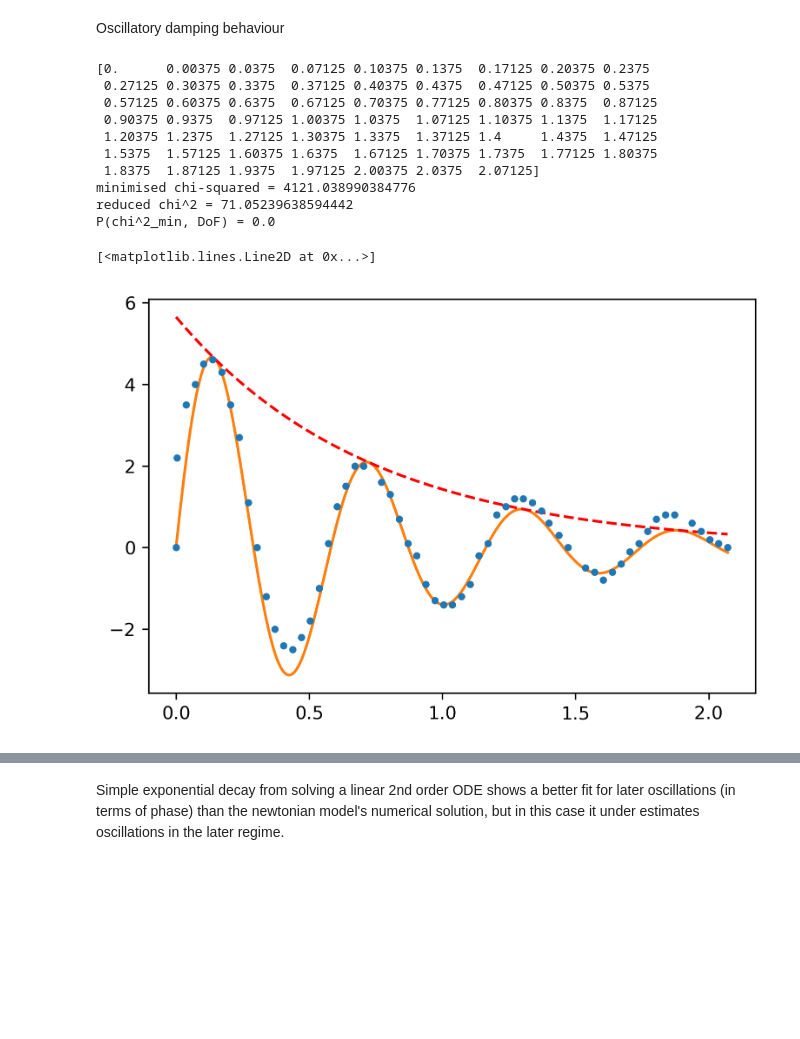
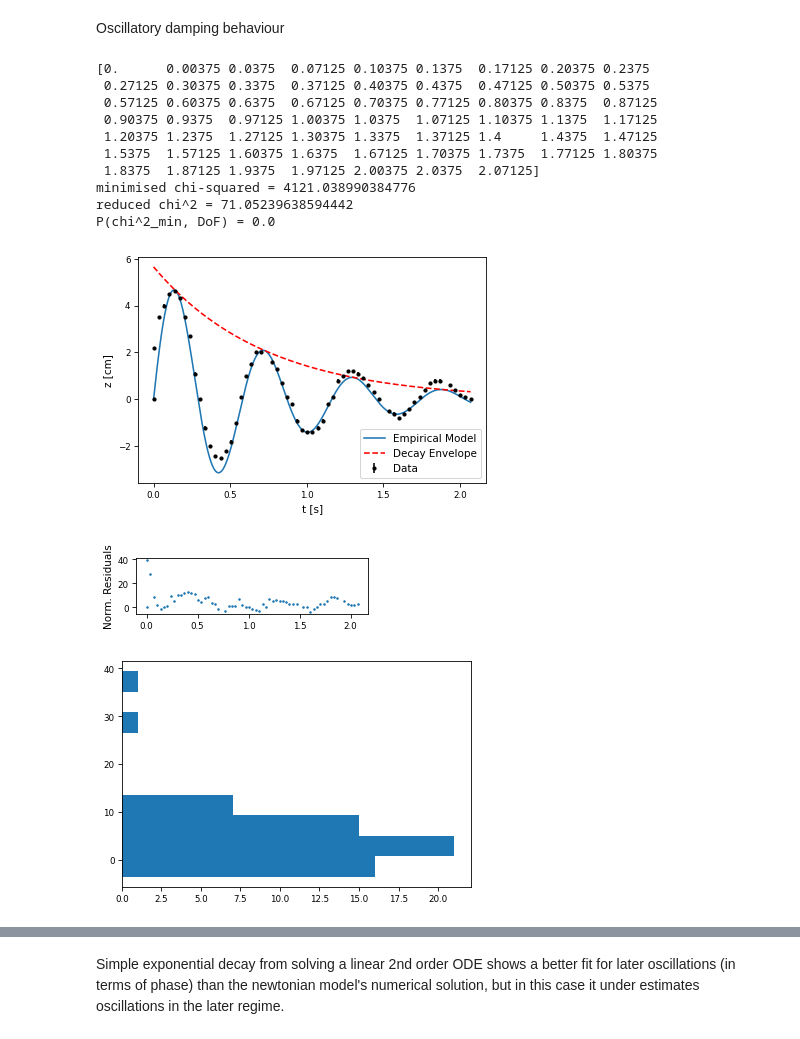
Before and after one commit to kevroi/AdvLab, a Jupyter notebook: fluid_osc/GravityDrivenFluidOscillations.ipynb, the cells around one changed output, grey strips where cells are left out. Saved outputs shown, nothing was run; the diff lists cells and outputs as text; code cells hidden in the pictures; blank space fills up the shorter version.

```diff
--- a/fluid_osc/GravityDrivenFluidOscillations.ipynb
+++ b/fluid_osc/GravityDrivenFluidOscillations.ipynb
@@ -1648,7 +1734,7 @@ time_data_clean = time_data[np.isfinite(z_data)]-timeshift # cleaned data includ
 z_data_clean = z_data[np.isfinite(z_data)]
 z_err = np.array([0.05]*len(z_data_clean))
 print(time_data_clean)
-plt.errorbar(time_data_clean,z_data_clean, yerr=z_err, fmt='.', label='25 ℃')
+plt.errorbar(time_data_clean,z_data_clean, yerr=z_err, fmt='.', label='Data', c='k')
 
 # Fiiting
 
@@ -1712,38 +1798,88 @@ chisq_min = chi_squared([5.6476533, 10.80224595, -1.375990315], # pass the array
                         z_data_clean,
                         z_err)
 
+w_sol = 10.80224595
+beta_sol = -1.375990315
+w_err = 0.05
+beta_error = 0.02
+w_range = 2.25 * w_err
+beta_range = 2.25 * beta_error
+n_points = 100
+w_axis = np.linspace(10.80224595-w_range, 10.80224595+w_range, num=n_points)
+beta_axis = np.linspace(-1.375990315-beta_range, -1.375990315+beta_range, num=n_points)
+plot_data = np.zeros((n_points, n_points))
+
+for i, b_val in enumerate(beta_axis):
+    for j, a_val in enumerate(w_axis): # Nested loops for clarity...
+        plot_data[i][j] = chi_squared([5.6476533, a_val, b_val],
+                                      xl,
+                                      time_data_clean,
+                                      z_data_clean,
+                                      z_err)
+
 print('minimised chi-squared = {}'.format(chisq_min))
 
 chisq_reduced = chisq_min/deg_freedom
 print('reduced chi^2 = {}'.format(chisq_reduced))
 
 import scipy.stats
 
 P_value = scipy.stats.chi2.sf(chisq_min, deg_freedom)
 print('P(chi^2_min, DoF) = {}'.format(P_value))
 
 def xl(t):
     return 5.6476533*np.sin(10.80224595*t)*np.e**(-1.375990315*t)
 
 def decay(t):
     return 5.6476533*np.e**(-1.375990315*t)
 
 smooth_tvals = np.linspace(min(time_data_clean), max(time_data_clean), 1000)
 # simulated_line = model_function(smooth_tvals, *popt) # unpack popt!
 simulated_line = xl(smooth_tvals)
 simulated_envelope = decay(smooth_tvals)
-plt.plot(smooth_tvals, simulated_line)
-plt.plot(smooth_tvals, simulated_envelope, 'r--')
+
+res_calc = xl(time_data_clean)
+res = (z_data_clean - res_calc)/z_err
+
+
+plt.plot(smooth_tvals, simulated_line, label="Empirical Model")
+plt.plot(smooth_tvals, simulated_envelope, 'r--', label= "Decay Envelope")
+plt.ylabel('z [cm]')
+plt.xlabel('t [s]')
+plt.legend(loc='lower right')
+plt.show()
+
+plt.figure(figsize=(4, 1))
+plt.scatter(time_data_clean, res, s=2)
+plt.ylabel('Norm. Residuals')
+plt.show()
+
+from scipy.stats import norm
+
+data = np.random.normal(0, 1, 250)
+mu, std = norm.fit(data)
+
+plt.hist(res, bins=10, density=False, orientation='horizontal')
+
+xmin, xmax = plt.xlim()
+x = np.linspace(xmin, xmax, 100)
+p = norm.pdf(x, mu, std)
+
+# plt.plot(x, p, 'k', linewidth=2)
+
+# plt.plot(x_axis, norm.pdf(x_axis, mean, sd), 'r--')
+plt.show()
 # %% [output]
 [0.      0.00375 0.0375  0.07125 0.10375 0.1375  0.17125 0.20375 0.2375
  0.27125 0.30375 0.3375  0.37125 0.40375 0.4375  0.47125 0.50375 0.5375
  0.57125 0.60375 0.6375  0.67125 0.70375 0.77125 0.80375 0.8375  0.87125
  0.90375 0.9375  0.97125 1.00375 1.0375  1.07125 1.10375 1.1375  1.17125
  1.20375 1.2375  1.27125 1.30375 1.3375  1.37125 1.4     1.4375  1.47125
  1.5375  1.57125 1.60375 1.6375  1.67125 1.70375 1.7375  1.77125 1.80375
  1.8375  1.87125 1.9375  1.97125 2.00375 2.0375  2.07125]
 minimised chi-squared = 4121.038990384776
 reduced chi^2 = 71.05239638594442
 P(chi^2_min, DoF) = 0.0
-[<matplotlib.lines.Line2D at 0x...>]
-[figure, old version]
+[figure, new version]
+[figure, added]
+[figure, added]
```
Also changed, not shown: parts of 12 cells of this notebook.
